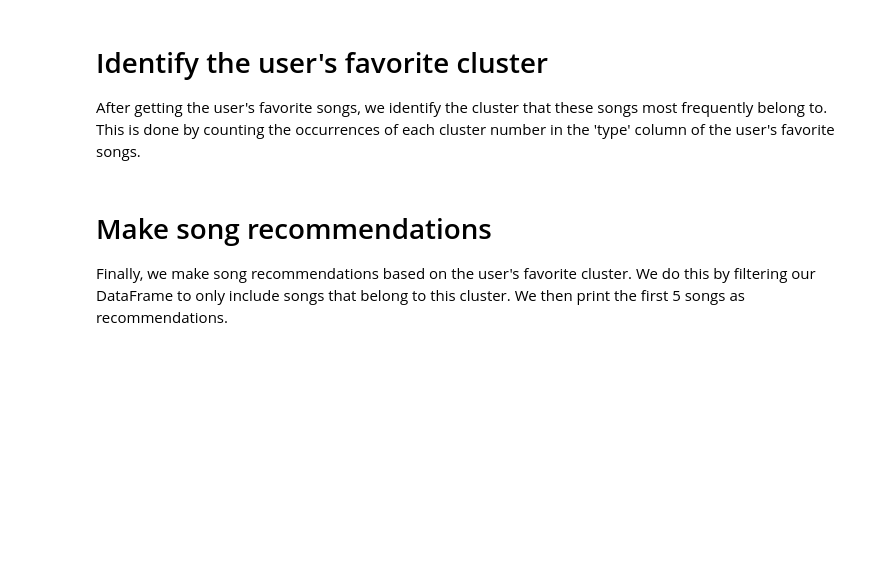
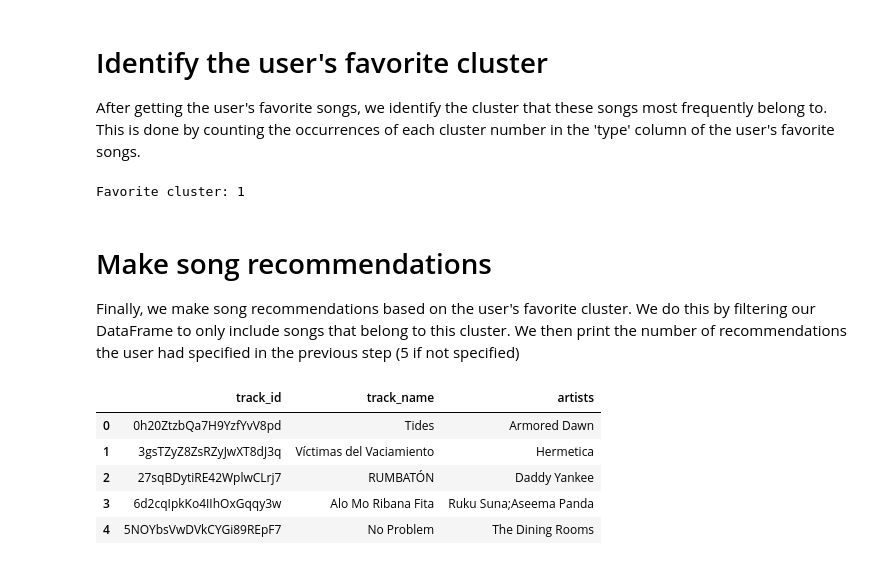
Before and after one commit to rvinod3426/Team2_Spotify_Recommender_Engine_1_4, a Jupyter notebook: Team2_Spotify_Recommender_Engine_1_4.ipynb, the cells around one changed output. Cells and saved outputs as stored; diff of their text form; code cells hidden in the pictures; blank space fills up the shorter version.

```diff
--- a/Team2_Spotify_Recommender_Engine_1_4.ipynb
+++ b/Team2_Spotify_Recommender_Engine_1_4.ipynb
@@ -328,0 +366,22 @@ favorites = tracks[tracks['UID'].isin(ids)]
+# %%
+
+raw_ids = input("Enter comma-separated track_ids of your favorite songs\n> ")
+
+# Ask how many recommendations the user wants back; default to 5 if left blank
+num_recs_input = input("How many recommendations would you like? (default 5)\n> ").strip()
+num_recs = int(num_recs_input) if num_recs_input else 5
+
+# Clean up whitespace and drop empty entries
+ids = [i.strip() for i in raw_ids.split(",") if i.strip()]
+
+print("Entered IDs:", ids)
+
+# Filter the dataframe to get the user's favorite songs
+favorites = tracks[tracks["track_id"].isin(ids)]
+
+# Let the user know if any of the ids they entered weren't found
+missing_ids = set(ids) - set(favorites["track_id"])
+if missing_ids:
+    print("Warning - these track_ids were not found in the dataset:", missing_ids)
+
+favorites[["track_id", "track_name", "artists", "type"]]
@@ -338,7 +412,9 @@ clusters = favorites['type'].value_counts()
 user_favorite_cluster = clusters.idxmax()
 
 print('\nFavorite cluster:', user_favorite_cluster, '\n')
+# %% [output]
+Favorite cluster: 1
 # %% [markdown]
 # Make song recommendations
 
-Finally, we make song recommendations based on the user's favorite cluster. We do this by filtering our DataFrame to only include songs that belong to this cluster. We then print the first 5 songs as recommendations.
+Finally, we make song recommendations based on the user's favorite cluster. We do this by filtering our DataFrame to only include songs that belong to this cluster. We then print the number of recommendations the user had specified in the previous step (5 if not specified)
@@ -350,0 +421,15 @@ suggestions.head()
+# %%
+# Songs in the user's favorite cluster, excluding their own favorites
+suggestions = tracks[(tracks["type"] == user_favorite_cluster) & (~tracks["track_id"].isin(ids))]
+
+# Randomly sample num_recs songs (or all of them, if fewer are available)
+recommendations = suggestions.sample(n=min(num_recs, len(suggestions))).reset_index(drop=True)
+
+recommendations[["track_id", "track_name", "artists"]]
+# %% [output]
+|  | track_id | track_name | artists |
+| 0 | 0h20ZtzbQa7H9YzfYvV8pd | Tides | Armored Dawn |
+| 1 | 3gsTZyZ8ZsRZyJwXT8dJ3q | Víctimas del Vaciamiento | Hermetica |
+| 2 | 27sqBDytiRE42WplwCLrj7 | RUMBATÓN | Daddy Yankee |
+| 3 | 6d2cqIpkKo4IIhOxGqqy3w | Alo Mo Ribana Fita | Ruku Suna;Aseema Panda |
+| 4 | 5NOYbsVwDVkCYGi89REpF7 | No Problem | The Dining Rooms |
```
Also changed, not shown: parts of 18 cells of this notebook.
